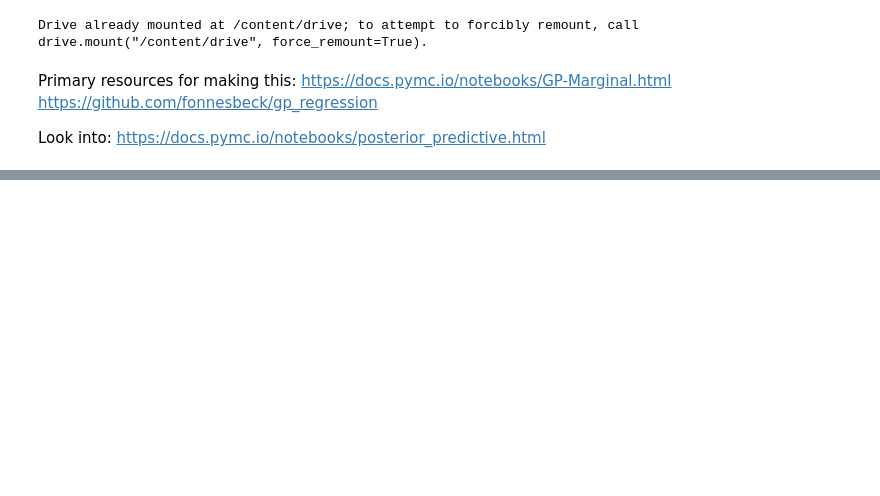
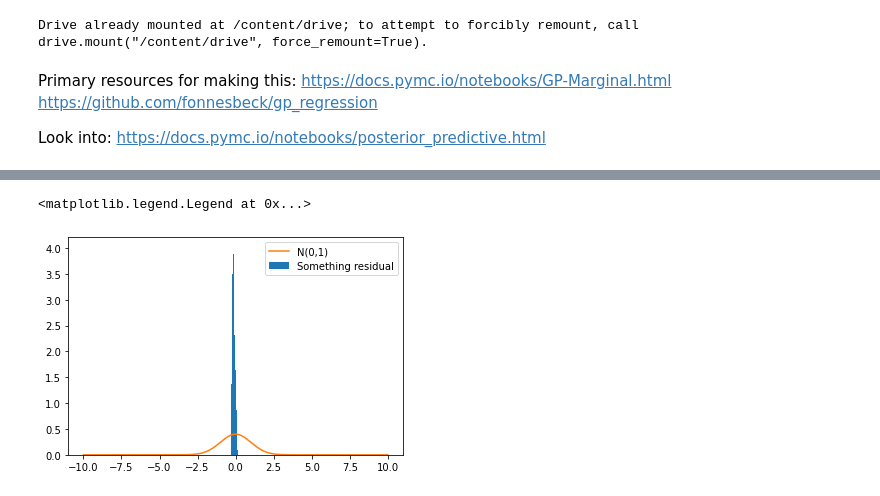
Before and after one commit to ni-phy/year4-project, a Jupyter notebook: Henry/sample_gp_fitting_2d(2).ipynb, the cells around one changed output, grey strips where cells are left out. Cells and saved outputs as stored; diff of their text form; code cells hidden in the pictures; blank space fills up the shorter version.

```diff
--- a/Henry/sample_gp_fitting_2d(2).ipynb
+++ b/Henry/sample_gp_fitting_2d(2).ipynb
@@ -153,0 +219,13 @@ No handles with labels found to put in legend.
+# %%
+Z = (np.sort(y) - vals[0,:])/vals[1,:]**2
+
+x = np.linspace(-10,10, 1000)
+f = 1/np.sqrt(2 * np.pi) * np.exp(-1/2 * x**2)
+
+plt.hist(Z, density=True, label='Something residual')
+
+plt.plot(x,f, label='N(0,1)')
+plt.legend()
+# %% [output]
+<matplotlib.legend.Legend at 0x...>
+[figure, added]
```
Also changed, not shown: parts of 11 cells of this notebook.
